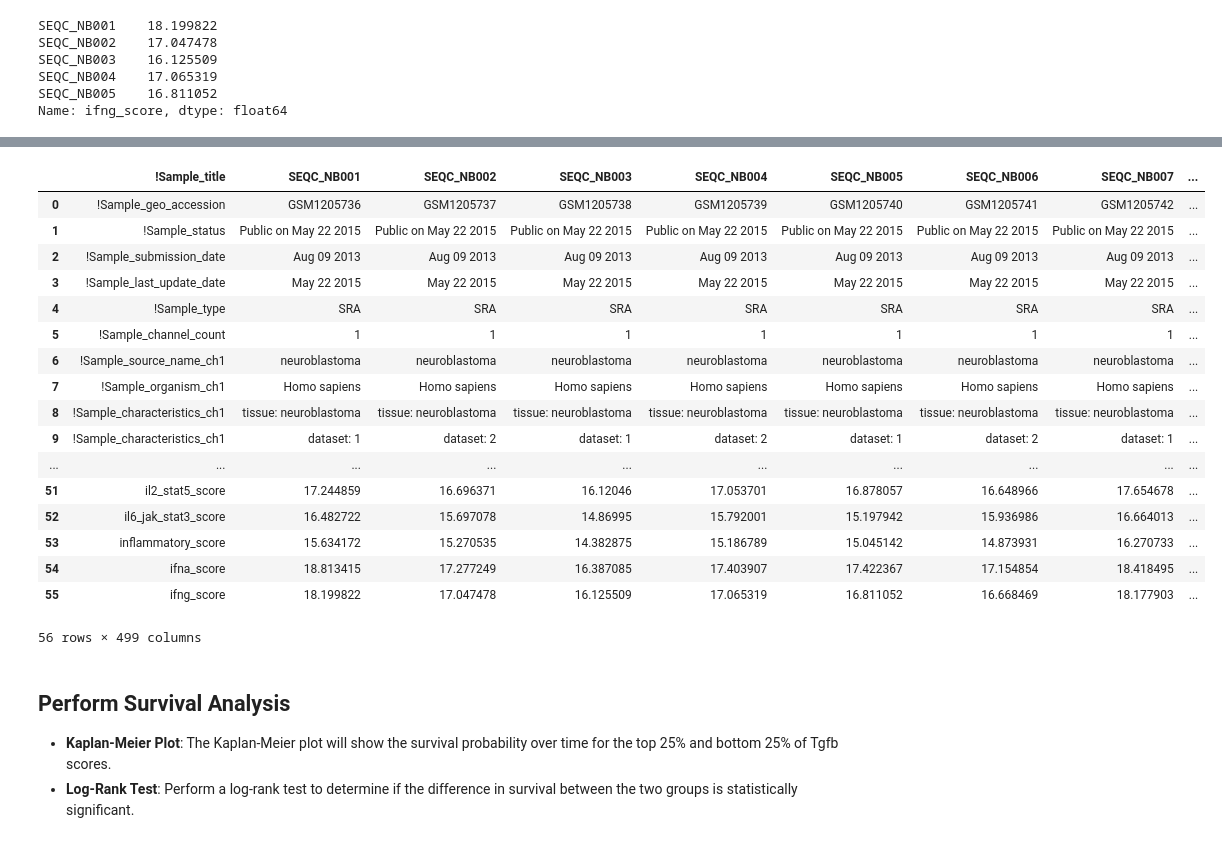
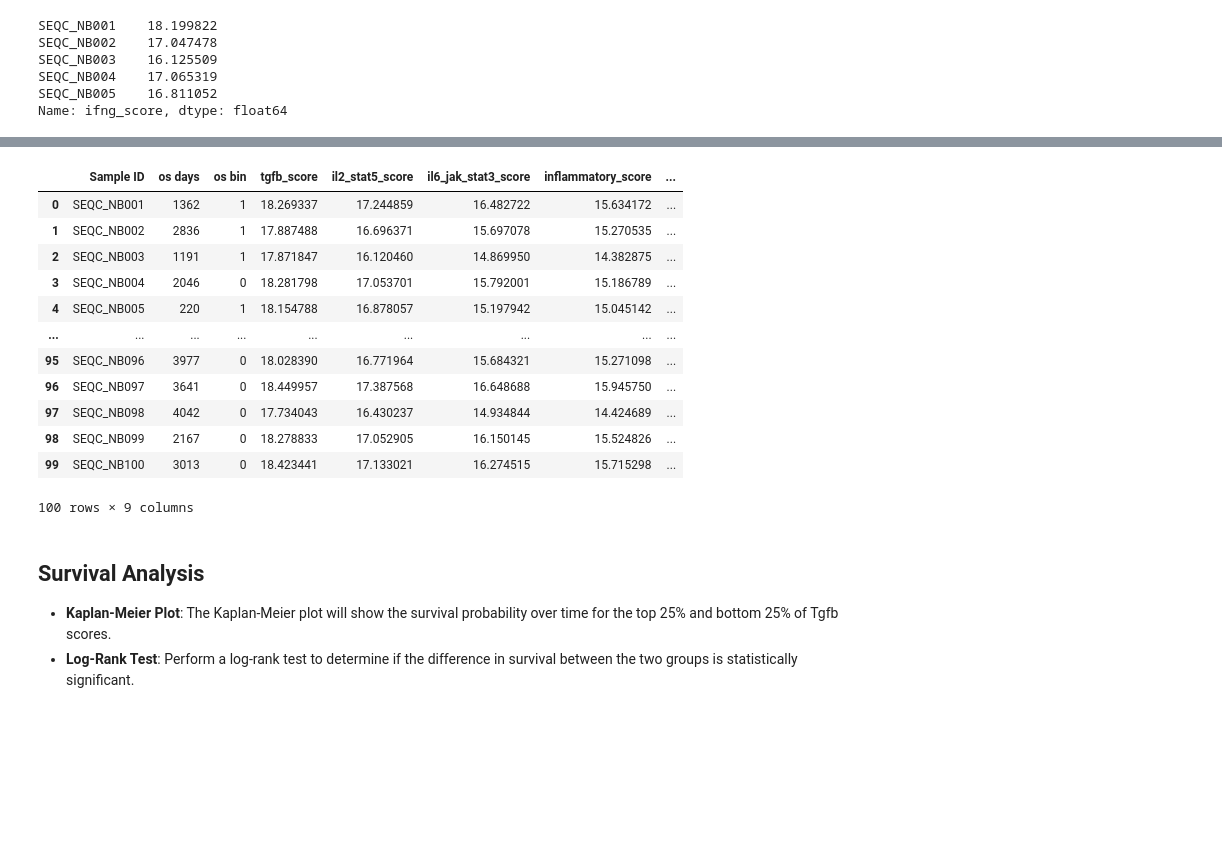
Before and after one commit to MYousry2002/Neuroblastoma-GeneSignature-Survival-BulkRNA, a Jupyter notebook: Neuroblastoma-GeneSignature-Survival-BulkRNA.ipynb, the cells around one changed output, grey strips where cells are left out. Saved outputs shown, nothing was run; the diff lists cells and outputs as text; code cells hidden in the pictures; blank space fills up the shorter version.

Commit message:
Completed Survival Analysis

```diff
--- a/Neuroblastoma-GeneSignature-Survival-BulkRNA.ipynb
+++ b/Neuroblastoma-GeneSignature-Survival-BulkRNA.ipynb
@@ -225,10 +309,10 @@ il6_jak_stat3_scores = gene_data[gene_data['Gene'].isin(il6_jak_stat3_genes)].il
 il6_jak_stat3_scores.name = 'il6_jak_stat3_score'
 
 # Combine tgfb scores with metadata
-metadata['il6_jak_stat3_score'] = metadata['!Sample_title'].map(il6_jak_stat3_scores)
+data['il6_jak_stat3_score'] = data['Sample ID'].map(il6_jak_stat3_scores)
 
 # Drop samples with missing tgfb scores
-metadata.dropna(subset=['il6_jak_stat3_score'], inplace=True)
+data.dropna(subset=['il6_jak_stat3_score'], inplace=True)
 # %%
 il6_jak_stat3_scores.head()
 # %% [output]
@@ -261,10 +345,10 @@ inflammatory_scores = gene_data[gene_data['Gene'].isin(inflammatory_genes)].iloc
 inflammatory_scores.name = 'inflammatory_score'
 
 # Combine tgfb scores with metadata
-metadata['inflammatory_score'] = metadata['!Sample_title'].map(inflammatory_scores)
+data['inflammatory_score'] = data['Sample ID'].map(inflammatory_scores)
 
 # Drop samples with missing tgfb scores
-metadata.dropna(subset=['inflammatory_score'], inplace=True)
+data.dropna(subset=['inflammatory_score'], inplace=True)
 # %%
 inflammatory_scores.head()
 # %% [output]
@@ -297,10 +381,10 @@ ifna_scores = gene_data[gene_data['Gene'].isin(ifna_genes)].iloc[:, 8:].mean(axi
 ifna_scores.name = 'ifna_score'
 
 # Combine tgfb scores with metadata
-metadata['ifna_score'] = metadata['!Sample_title'].map(ifna_scores)
+data['ifna_score'] = data['Sample ID'].map(ifna_scores)
 
 # Drop samples with missing tgfb scores
-metadata.dropna(subset=['ifna_score'], inplace=True)
+data.dropna(subset=['ifna_score'], inplace=True)
 # %%
 ifna_scores.head()
 # %% [output]
@@ -333,10 +417,10 @@ ifng_scores = gene_data[gene_data['Gene'].isin(ifng_genes)].iloc[:, 8:].mean(axi
 ifng_scores.name = 'ifng_score'
 
 # Combine tgfb scores with metadata
-metadata['ifng_score'] = metadata['!Sample_title'].map(ifng_scores)
+data['ifng_score'] = data['Sample ID'].map(ifng_scores)
 
 # Drop samples with missing tgfb scores
-metadata.dropna(subset=['ifng_score'], inplace=True)
+data.dropna(subset=['ifng_score'], inplace=True)
 # %%
 ifng_scores.head()
 # %% [output]
@@ -372,26 +435,21 @@ metadata = metadata.rename(columns={'index': '!Sample_title'})
 # %%
 # Display the data to verify
-metadata
+data.head(100)
 # %% [output]
-|  | !Sample_title | SEQC_NB001 | SEQC_NB002 | SEQC_NB003 | SEQC_NB004 | SEQC_NB005 | SEQC_NB006 | SEQC_NB007 | ... |
-| 0 | !Sample_geo_accession | GSM1205736 | GSM1205737 | GSM1205738 | GSM1205739 | GSM1205740 | GSM1205741 | GSM1205742 | ... |
-| 1 | !Sample_status | Public on May 22 2015 | Public on May 22 2015 | Public on May 22 2015 | Public on May 22 2015 | Public on May 22 2015 | Public on May 22 2015 | Public on May 22 2015 | ... |
-| 2 | !Sample_submission_date | Aug 09 2013 | Aug 09 2013 | Aug 09 2013 | Aug 09 2013 | Aug 09 2013 | Aug 09 2013 | Aug 09 2013 | ... |
-| 3 | !Sample_last_update_date | May 22 2015 | May 22 2015 | May 22 2015 | May 22 2015 | May 22 2015 | May 22 2015 | May 22 2015 | ... |
-| 4 | !Sample_type | SRA | SRA | SRA | SRA | SRA | SRA | SRA | ... |
-| 5 | !Sample_channel_count | 1 | 1 | 1 | 1 | 1 | 1 | 1 | ... |
-| 6 | !Sample_source_name_ch1 | neuroblastoma | neuroblastoma | neuroblastoma | neuroblastoma | neuroblastoma | neuroblastoma | neuroblastoma | ... |
-| 7 | !Sample_organism_ch1 | Homo sapiens | Homo sapiens | Homo sapiens | Homo sapiens | Homo sapiens | Homo sapiens | Homo sapiens | ... |
-| 8 | !Sample_characteristics_ch1 | tissue: neuroblastoma | tissue: neuroblastoma | tissue: neuroblastoma | tissue: neuroblastoma | tissue: neuroblastoma | tissue: neuroblastoma | tissue: neuroblastoma | ... |
-| 9 | !Sample_characteristics_ch1 | dataset: 1 | dataset: 2 | dataset: 1 | dataset: 2 | dataset: 1 | dataset: 2 | dataset: 1 | ... |
-| ... | ... | ... | ... | ... | ... | ... | ... | ... | ... |
-| 51 | il2_stat5_score | 17.244859 | 16.696371 | 16.12046 | 17.053701 | 16.878057 | 16.648966 | 17.654678 | ... |
-| 52 | il6_jak_stat3_score | 16.482722 | 15.697078 | 14.86995 | 15.792001 | 15.197942 | 15.936986 | 16.664013 | ... |
-| 53 | inflammatory_score | 15.634172 | 15.270535 | 14.382875 | 15.186789 | 15.045142 | 14.873931 | 16.270733 | ... |
-| 54 | ifna_score | 18.813415 | 17.277249 | 16.387085 | 17.403907 | 17.422367 | 17.154854 | 18.418495 | ... |
-| 55 | ifng_score | 18.199822 | 17.047478 | 16.125509 | 17.065319 | 16.811052 | 16.668469 | 18.177903 | ... |
+|  | Sample ID | os days | os bin | tgfb_score | il2_stat5_score | il6_jak_stat3_score | inflammatory_score | ... |
+| 0 | SEQC_NB001 | 1362 | 1 | 18.269337 | 17.244859 | 16.482722 | 15.634172 | ... |
+| 1 | SEQC_NB002 | 2836 | 1 | 17.887488 | 16.696371 | 15.697078 | 15.270535 | ... |
+| 2 | SEQC_NB003 | 1191 | 1 | 17.871847 | 16.120460 | 14.869950 | 14.382875 | ... |
+| 3 | SEQC_NB004 | 2046 | 0 | 18.281798 | 17.053701 | 15.792001 | 15.186789 | ... |
+| 4 | SEQC_NB005 | 220 | 1 | 18.154788 | 16.878057 | 15.197942 | 15.045142 | ... |
+| ... | ... | ... | ... | ... | ... | ... | ... | ... |
+| 95 | SEQC_NB096 | 3977 | 0 | 18.028390 | 16.771964 | 15.684321 | 15.271098 | ... |
+| 96 | SEQC_NB097 | 3641 | 0 | 18.449957 | 17.387568 | 16.648688 | 15.945750 | ... |
+| 97 | SEQC_NB098 | 4042 | 0 | 17.734043 | 16.430237 | 14.934844 | 14.424689 | ... |
+| 98 | SEQC_NB099 | 2167 | 0 | 18.278833 | 17.052905 | 16.150145 | 15.524826 | ... |
+| 99 | SEQC_NB100 | 3013 | 0 | 18.423441 | 17.133021 | 16.274515 | 15.715298 | ... |
-56 rows × 499 columns
+100 rows × 9 columns
 # %% [markdown]
-## Perform Survival Analysis
+## Survival Analysis
 - **Kaplan-Meier Plot**: The Kaplan-Meier plot will show the survival probability over time for the top 25% and bottom 25% of Tgfb scores.
 - **Log-Rank Test**: Perform a log-rank test to determine if the difference in survival between the two groups is statistically significant.
```
Also changed, not shown: parts of 30 cells of this notebook, 2 other files.
